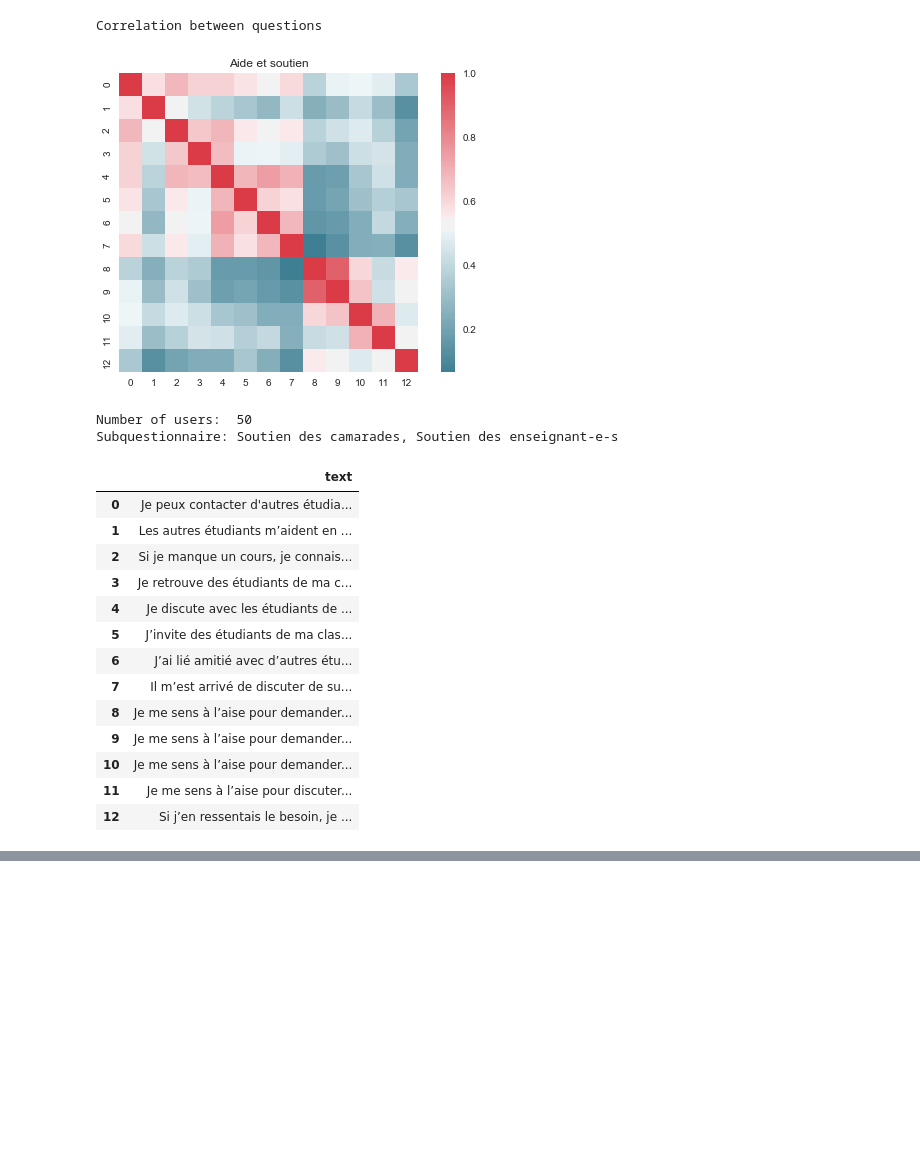
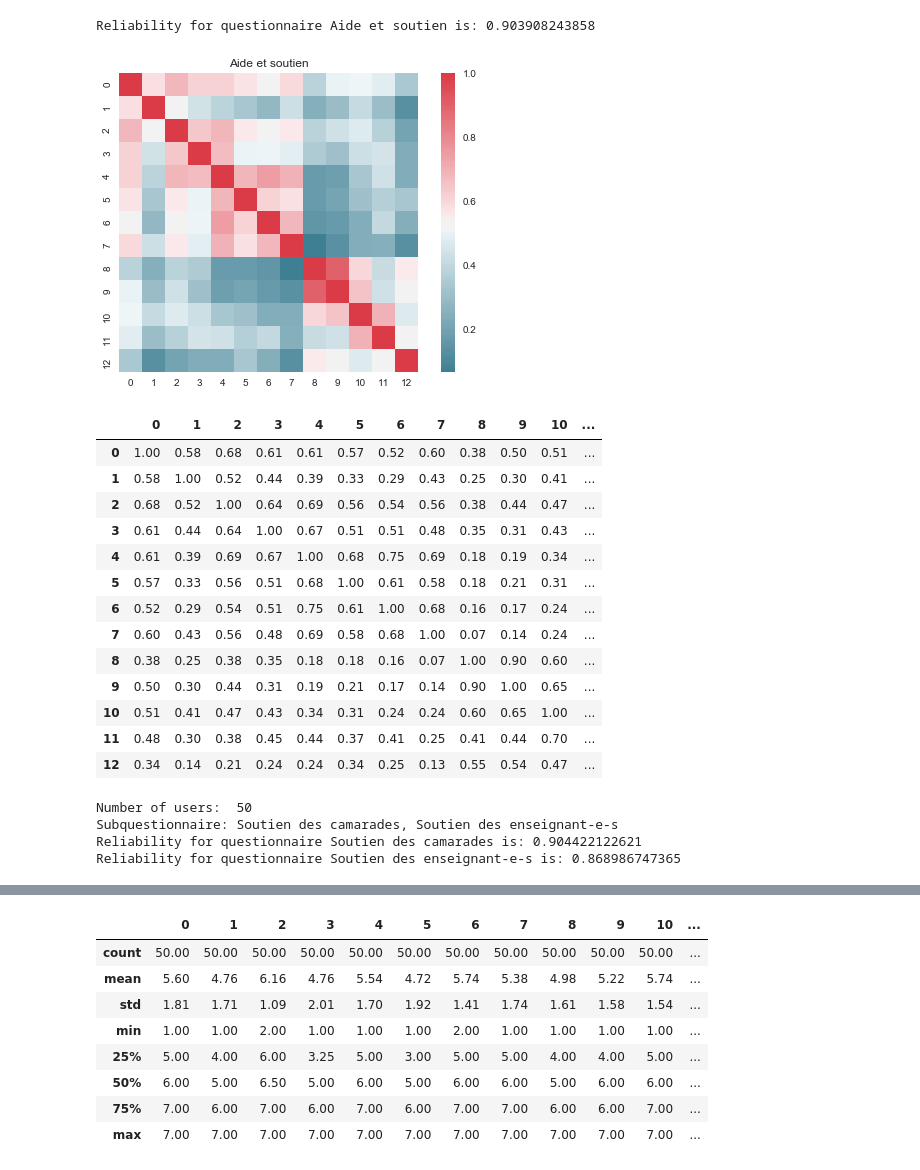
Before and after one commit to MrymZakani/SHS_project, a Jupyter notebook: correlation.ipynb, the cells around one changed output, grey strips where cells are left out. Cells and saved outputs as stored; diff of their text form; code cells hidden in the pictures; blank space fills up the shorter version.

Commit message:
update correlation notebook

```diff
--- a/correlation.ipynb
+++ b/correlation.ipynb
@@ -150,26 +196,28 @@ Subquestionnaires: Faire des liens, Organiser les idées, Pratiquer le rappel
 # %%
-qt, qtt, u = get_corr(14, subquestionnaire, questionnaire, questionnaire_answers, questionnaire_questions)
-print("Correlation between questions")
-plt.show()
-print("Number of users: ", u.shape[0], "\nSubquestionnaire: Soutien des camarades, Soutien des enseignant-e-s")
+qt, qtt = get_infos(14)
+print("Number of users: ", qt.shape[0], "\nSubquestionnaire: Soutien des camarades, Soutien des enseignant-e-s")
+get_infos(15, get_corr=False)
+get_infos(16, get_corr=False)
 display(qtt[['text']].style.apply(lambda x: ['background: lightgreen' if i < 8 else 'background: lightyellow' for i, _ in enumerate(x)]))
-display(qt.describe())
+display(qt.describe().round(decimals=2))
 # %% [output]
-Correlation between questions
+Reliability for questionnaire Aide et soutien is: 0.903908243858
 [figure]
+|  | 0 | 1 | 2 | 3 | 4 | 5 | 6 | 7 | 8 | 9 | 10 | ... |
+| 0 | 1.00 | 0.58 | 0.68 | 0.61 | 0.61 | 0.57 | 0.52 | 0.60 | 0.38 | 0.50 | 0.51 | ... |
+| 1 | 0.58 | 1.00 | 0.52 | 0.44 | 0.39 | 0.33 | 0.29 | 0.43 | 0.25 | 0.30 | 0.41 | ... |
+| 2 | 0.68 | 0.52 | 1.00 | 0.64 | 0.69 | 0.56 | 0.54 | 0.56 | 0.38 | 0.44 | 0.47 | ... |
+| 3 | 0.61 | 0.44 | 0.64 | 1.00 | 0.67 | 0.51 | 0.51 | 0.48 | 0.35 | 0.31 | 0.43 | ... |
+| 4 | 0.61 | 0.39 | 0.69 | 0.67 | 1.00 | 0.68 | 0.75 | 0.69 | 0.18 | 0.19 | 0.34 | ... |
+| 5 | 0.57 | 0.33 | 0.56 | 0.51 | 0.68 | 1.00 | 0.61 | 0.58 | 0.18 | 0.21 | 0.31 | ... |
+| 6 | 0.52 | 0.29 | 0.54 | 0.51 | 0.75 | 0.61 | 1.00 | 0.68 | 0.16 | 0.17 | 0.24 | ... |
+| 7 | 0.60 | 0.43 | 0.56 | 0.48 | 0.69 | 0.58 | 0.68 | 1.00 | 0.07 | 0.14 | 0.24 | ... |
+| 8 | 0.38 | 0.25 | 0.38 | 0.35 | 0.18 | 0.18 | 0.16 | 0.07 | 1.00 | 0.90 | 0.60 | ... |
+| 9 | 0.50 | 0.30 | 0.44 | 0.31 | 0.19 | 0.21 | 0.17 | 0.14 | 0.90 | 1.00 | 0.65 | ... |
+| 10 | 0.51 | 0.41 | 0.47 | 0.43 | 0.34 | 0.31 | 0.24 | 0.24 | 0.60 | 0.65 | 1.00 | ... |
+| 11 | 0.48 | 0.30 | 0.38 | 0.45 | 0.44 | 0.37 | 0.41 | 0.25 | 0.41 | 0.44 | 0.70 | ... |
+| 12 | 0.34 | 0.14 | 0.21 | 0.24 | 0.24 | 0.34 | 0.25 | 0.13 | 0.55 | 0.54 | 0.47 | ... |
 Number of users:  50
 Subquestionnaire: Soutien des camarades, Soutien des enseignant-e-s
+Reliability for questionnaire Soutien des camarades is: 0.904422122621
+Reliability for questionnaire Soutien des enseignant-e-s is: 0.868986747365
-|  | text |
-| 0 | Je peux contacter d'autres étudia... |
-| 1 | Les autres étudiants m’aident en ... |
-| 2 | Si je manque un cours, je connais... |
-| 3 | Je retrouve des étudiants de ma c... |
-| 4 | Je discute avec les étudiants de ... |
-| 5 | J’invite des étudiants de ma clas... |
-| 6 | J’ai lié amitié avec d’autres étu... |
-| 7 | Il m’est arrivé de discuter de su... |
-| 8 | Je me sens à l’aise pour demander... |
-| 9 | Je me sens à l’aise pour demander... |
-| 10 | Je me sens à l’aise pour demander... |
-| 11 | Je me sens à l’aise pour discuter... |
-| 12 | Si j’en ressentais le besoin, je ... |
@@ -184,0 +238,9 @@ Subquestionnaire: Soutien des camarades, Soutien des enseignant-e-s
+|  | 0 | 1 | 2 | 3 | 4 | 5 | 6 | 7 | 8 | 9 | 10 | ... |
+| count | 50.00 | 50.00 | 50.00 | 50.00 | 50.00 | 50.00 | 50.00 | 50.00 | 50.00 | 50.00 | 50.00 | ... |
+| mean | 5.60 | 4.76 | 6.16 | 4.76 | 5.54 | 4.72 | 5.74 | 5.38 | 4.98 | 5.22 | 5.74 | ... |
+| std | 1.81 | 1.71 | 1.09 | 2.01 | 1.70 | 1.92 | 1.41 | 1.74 | 1.61 | 1.58 | 1.54 | ... |
+| min | 1.00 | 1.00 | 2.00 | 1.00 | 1.00 | 1.00 | 2.00 | 1.00 | 1.00 | 1.00 | 1.00 | ... |
+| 25% | 5.00 | 4.00 | 6.00 | 3.25 | 5.00 | 3.00 | 5.00 | 5.00 | 4.00 | 4.00 | 5.00 | ... |
+| 50% | 6.00 | 5.00 | 6.50 | 5.00 | 6.00 | 5.00 | 6.00 | 6.00 | 5.00 | 6.00 | 6.00 | ... |
+| 75% | 7.00 | 6.00 | 7.00 | 6.00 | 7.00 | 6.00 | 7.00 | 7.00 | 6.00 | 6.00 | 7.00 | ... |
+| max | 7.00 | 7.00 | 7.00 | 7.00 | 7.00 | 7.00 | 7.00 | 7.00 | 7.00 | 7.00 | 7.00 | ... |
```
Also changed, not shown: parts of 5 cells of this notebook.
